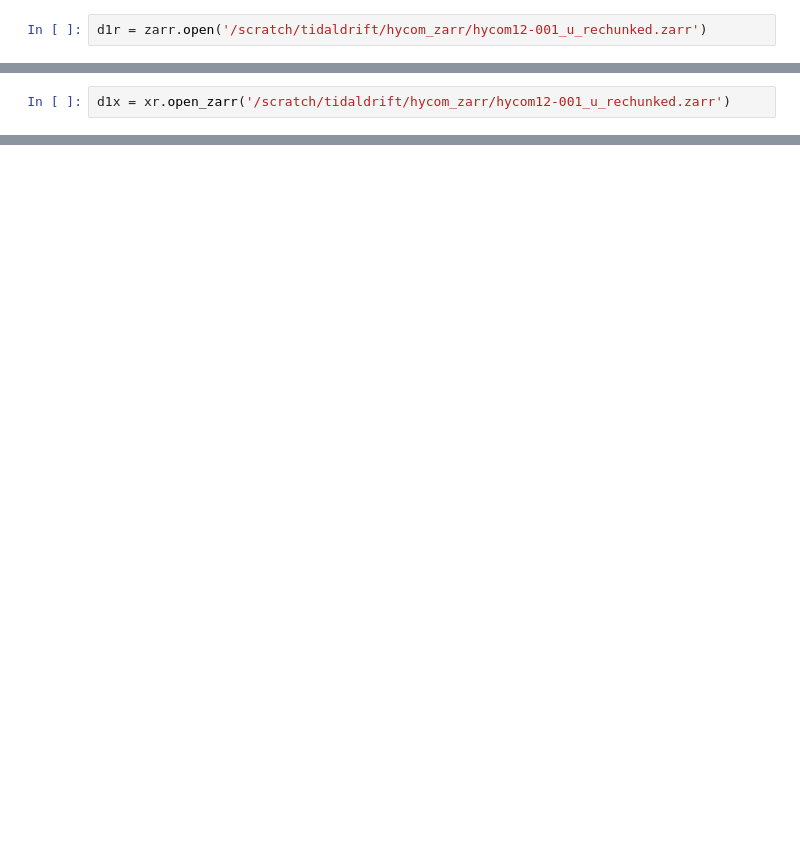
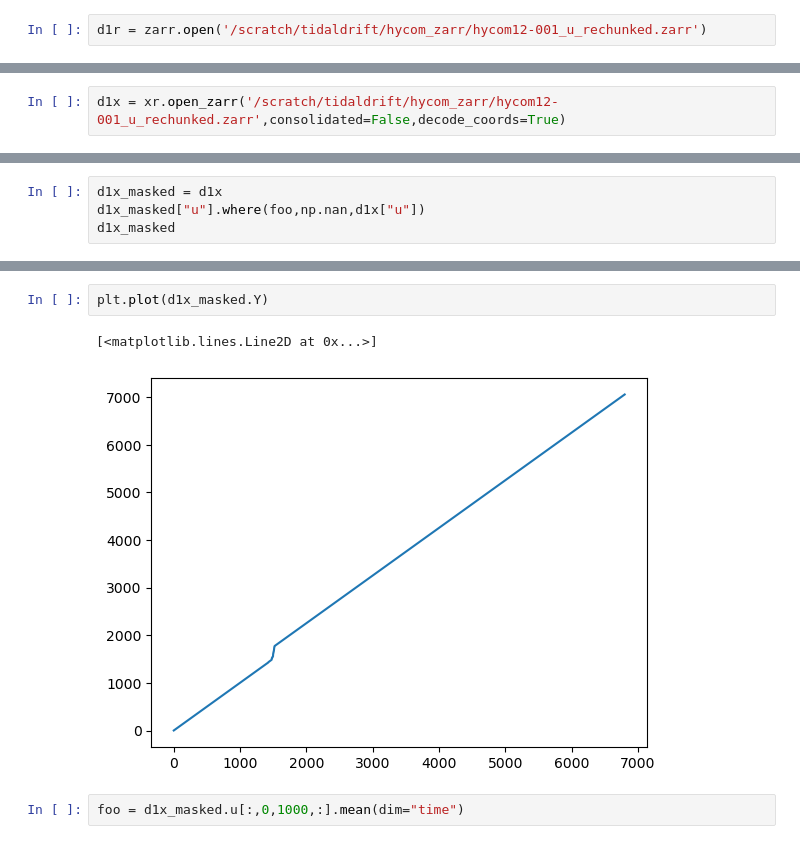
Before and after one commit to selipot/hycom-unleashed, a Jupyter notebook: zarr_to_rechunk.ipynb, the cells around one changed output, grey strips where cells are left out. Drawn from its saved outputs; the diff is of its cells as text; blank space fills up the shorter version.

```diff
--- a/zarr_to_rechunk.ipynb
+++ b/zarr_to_rechunk.ipynb
@@ -186,2 +219,2 @@ d1r.info
 # %%
-d1x = xr.open_zarr('/scratch/tidaldrift/hycom_zarr/hycom12-001_u_rechunked.zarr')
+d1x = xr.open_zarr('/scratch/tidaldrift/hycom_zarr/hycom12-001_u_rechunked.zarr',consolidated=False,decode_coords=True)
@@ -189,0 +311,4 @@ ContainsArrayError: path '' contains an array
+# %%
+d1x_masked = d1x
+d1x_masked["u"].where(foo,np.nan,d1x["u"])
+d1x_masked
@@ -189,0 +334,7 @@ ContainsArrayError: path '' contains an array
+# %%
+plt.plot(d1x_masked.Y)
+# %% [output]
+[<matplotlib.lines.Line2D at 0x...>]
+[figure, added]
+# %%
+foo = d1x_masked.u[:,0,1000,:].mean(dim="time")
```
Also changed, not shown: parts of 33 cells of this notebook, 2 other files.
